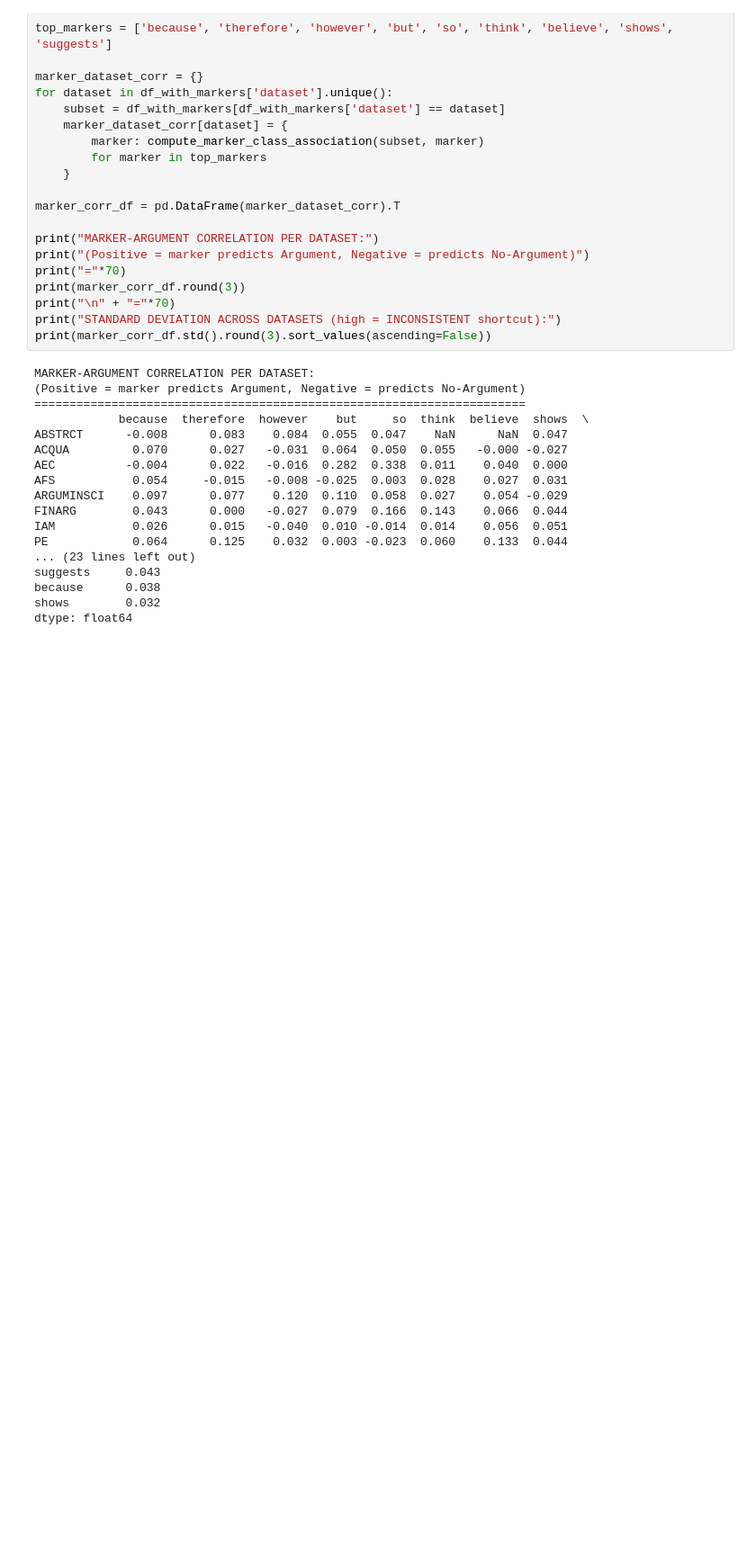
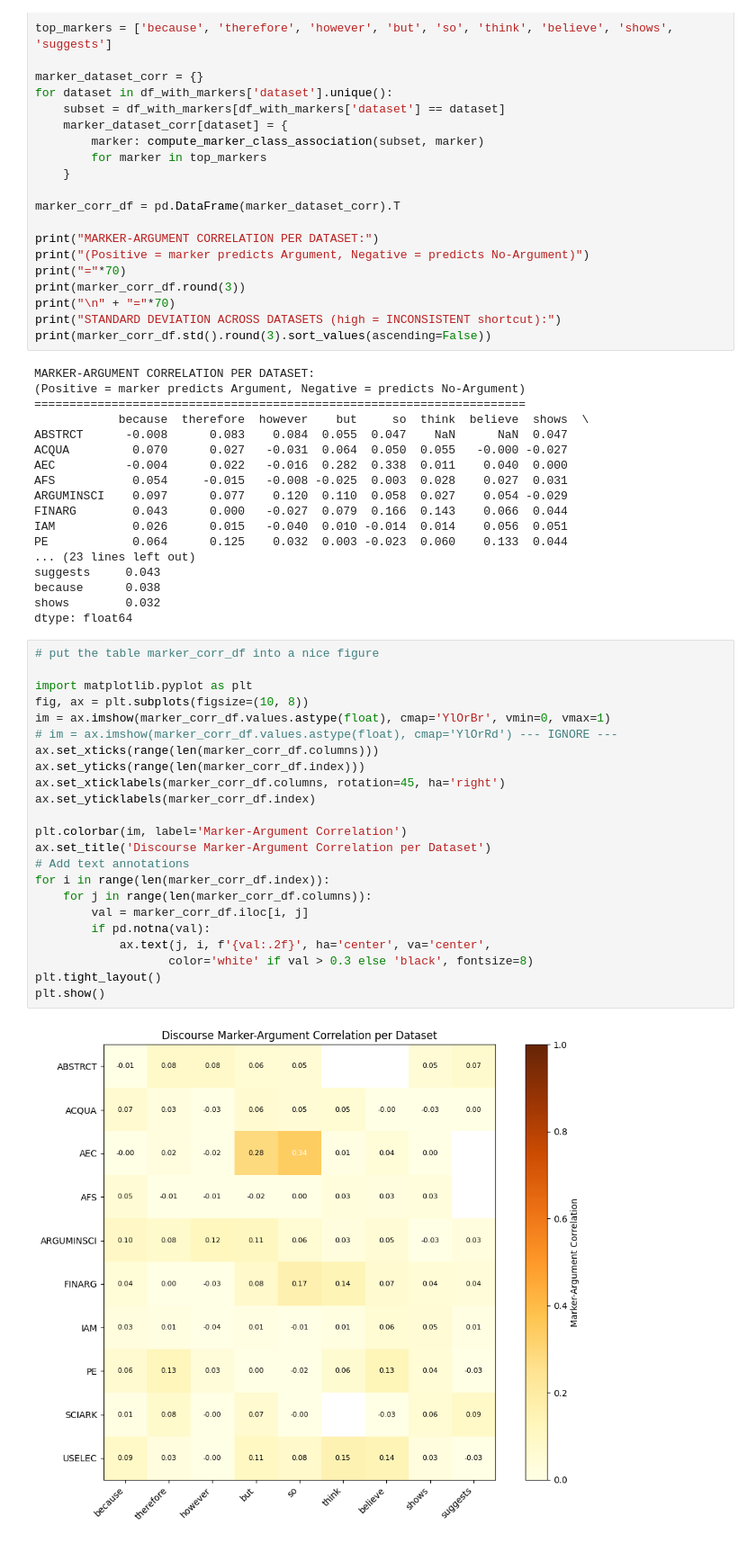
Before and after one commit to wideraHannes/GAIC-Thesis, a Jupyter notebook: experiments/eda.ipynb, the cells around one changed output. Shown at 90% size. Cells and saved outputs as stored; diff of their text form; blank space fills up the shorter version.

Commit message:
feat: added table

```diff
--- a/experiments/eda.ipynb
+++ b/experiments/eda.ipynb
@@ -622,3 +622,28 @@ suggests     0.043
 because      0.038
 shows        0.032
 dtype: float64
+# %%
+# put the table marker_corr_df into a nice figure
+
+import matplotlib.pyplot as plt
+fig, ax = plt.subplots(figsize=(10, 8))
+im = ax.imshow(marker_corr_df.values.astype(float), cmap='YlOrBr', vmin=0, vmax=1)
+# im = ax.imshow(marker_corr_df.values.astype(float), cmap='YlOrRd') --- IGNORE ---
+ax.set_xticks(range(len(marker_corr_df.columns)))
+ax.set_yticks(range(len(marker_corr_df.index)))
+ax.set_xticklabels(marker_corr_df.columns, rotation=45, ha='right')
+ax.set_yticklabels(marker_corr_df.index)
+
+plt.colorbar(im, label='Marker-Argument Correlation')
+ax.set_title('Discourse Marker-Argument Correlation per Dataset')
+# Add text annotations
+for i in range(len(marker_corr_df.index)):
+    for j in range(len(marker_corr_df.columns)):
+        val = marker_corr_df.iloc[i, j]
+        if pd.notna(val):
+            ax.text(j, i, f'{val:.2f}', ha='center', va='center',
+                   color='white' if val > 0.3 else 'black', fontsize=8)
+plt.tight_layout()
+plt.show()
+# %% [output]
+[figure, added]
```
